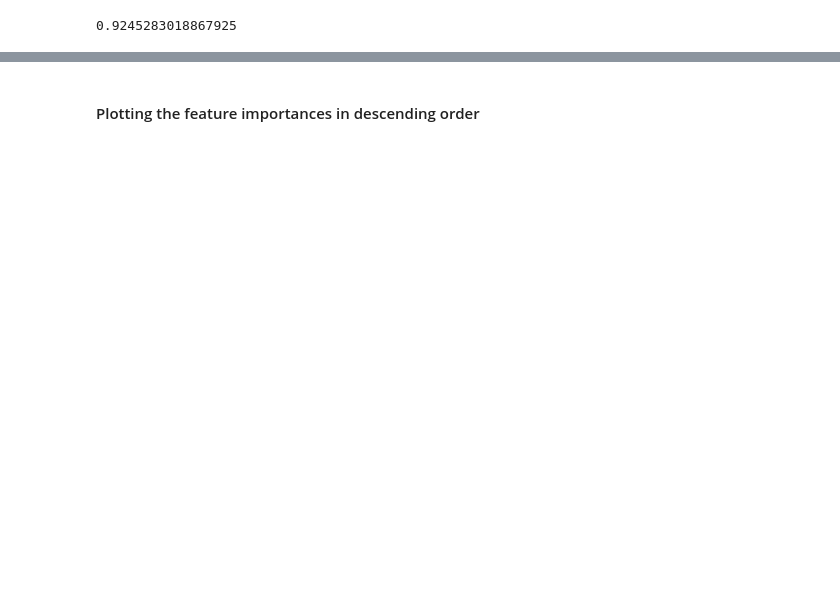
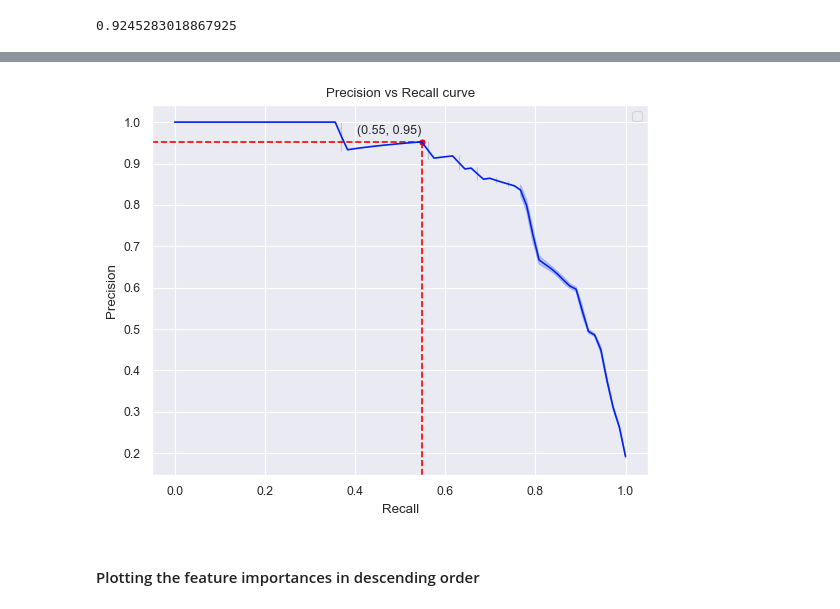
Before and after one commit to ilamuhil/hr-attrition-analysis, a Jupyter notebook: hr_attrition_analysis.ipynb, the cells around one changed output, grey strips where cells are left out. Saved outputs shown, nothing was run; the diff lists cells and outputs as text; code cells hidden in the pictures; blank space fills up the shorter version.

```diff
--- a/hr_attrition_analysis.ipynb
+++ b/hr_attrition_analysis.ipynb
@@ -601,3 +607,25 @@ Text(0.5, 1.0, 'Roc curve')
+# %%
+# Plotting the precision vs recall curve
+from sklearn.metrics import precision_recall_curve
+precisions,recalls,_ = precision_recall_curve(y_test,predict_prob[:,1])
+
+#calculating some meta information for plotting and labelling
+index_where_precision_95 = np.argmax(precisions >= 0.95) + 1
+precision,recall = precisions[index_where_precision_95],recalls[index_where_precision_95]
+sns.scatterplot(x=[recall],y=[precision] ,color='r',s=25)
+plt.text(recall, precision+0.02, f'({recall:.2f}, {precision:.2f})',
+         fontsize=9, ha='right')
+plt.axhline(y = precision,linestyle='--',color='r',xmax=recall)
+plt.axvline(x = recall,ymax = precision-0.05,linestyle='--',color='r')
+sns.lineplot(y=precisions,x=recalls)
+plt.title("Precision vs Recall curve")
+plt.xlabel("Recall")
+plt.ylabel("Precision")
+plt.legend()
+plt.show()
+plt.close()
+# %% [output]
+[figure, added]
 # %% [markdown]
 #### Plotting the feature importances in descending order
 # %%
```
Also changed, not shown: parts of 10 cells of this notebook.
